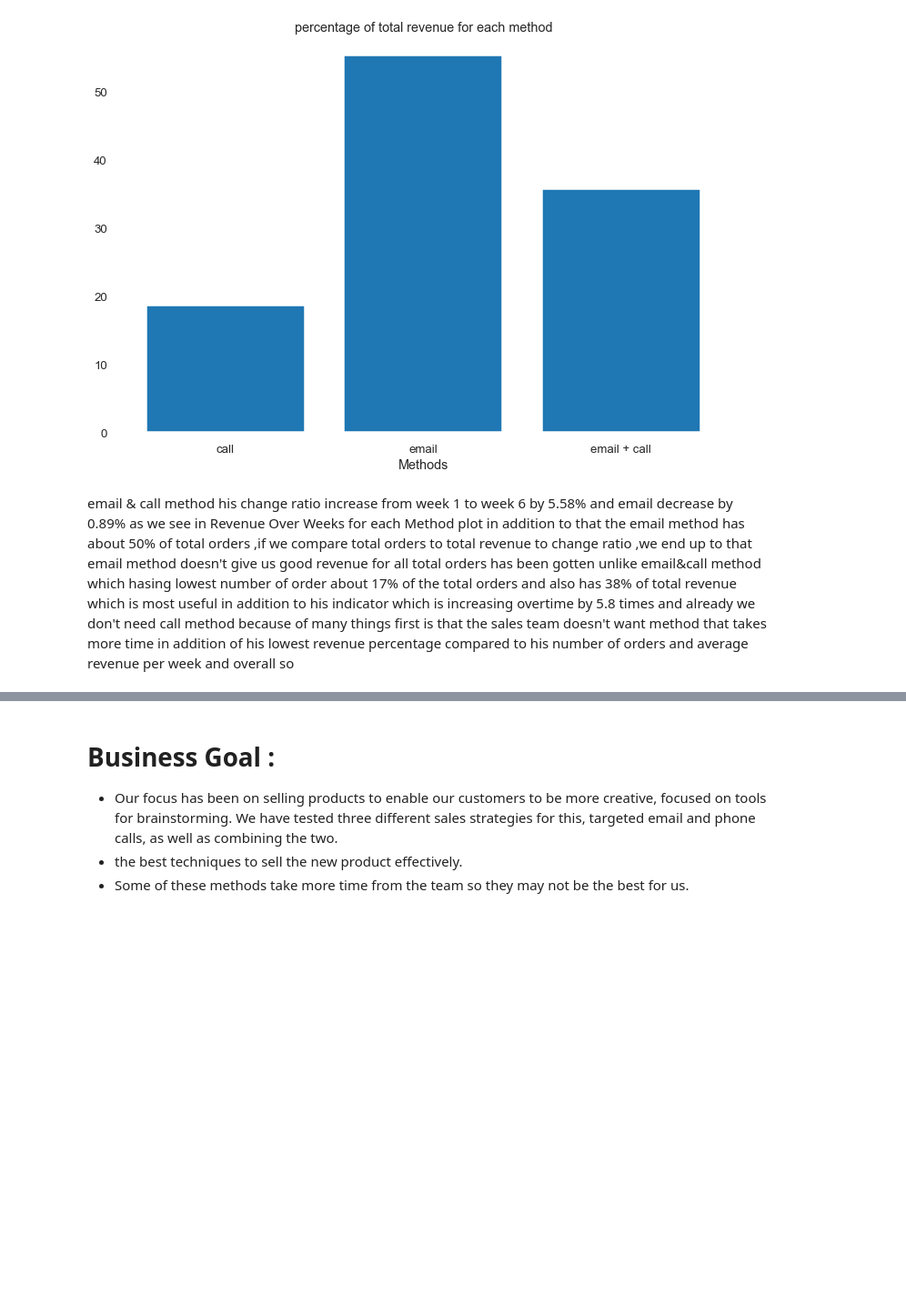
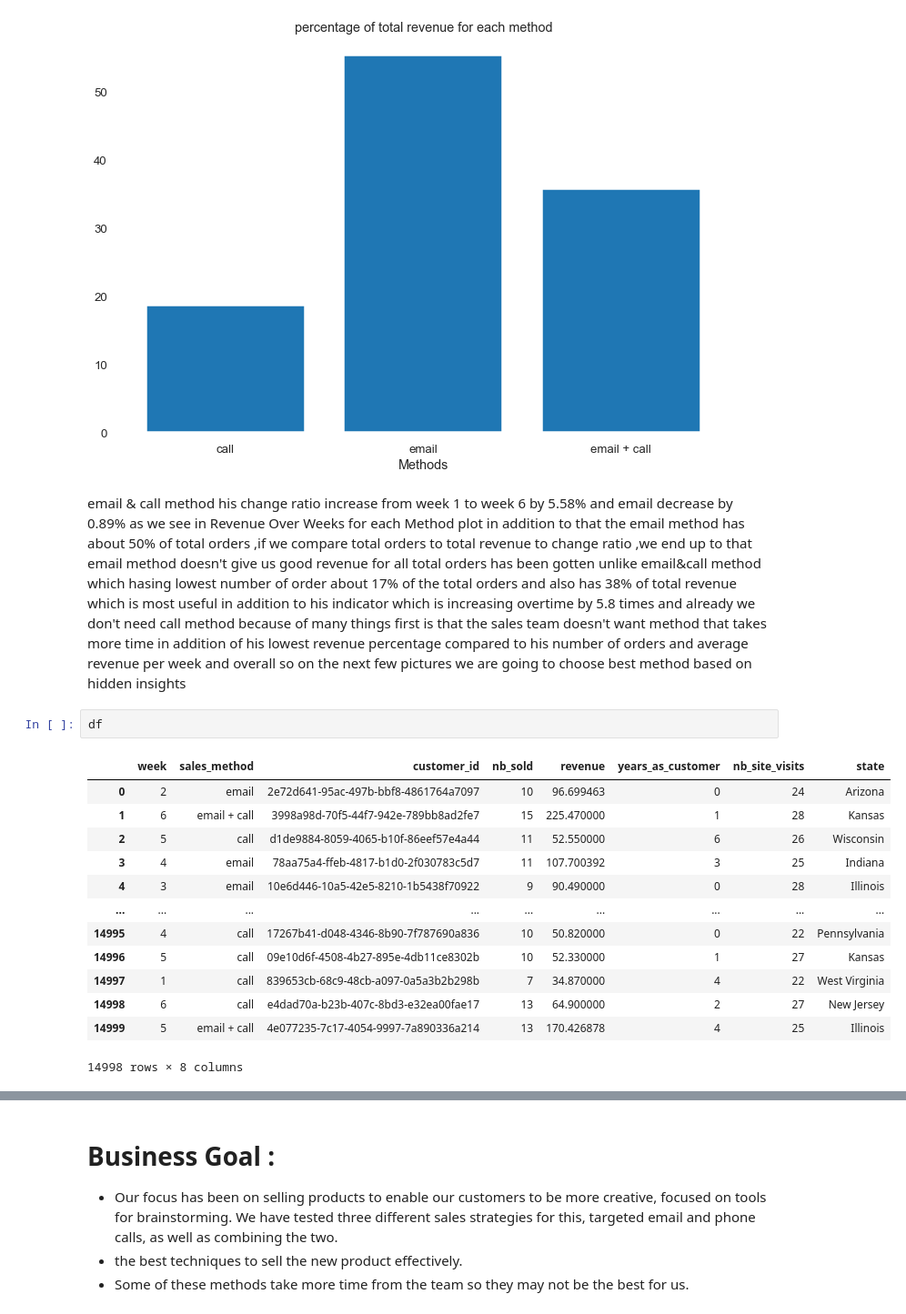
Before and after one commit to MahmoudAdel-hub/New_Product_Marketing_Method, a Jupyter notebook: ProfessionalDA.ipynb, the cells around one changed output, grey strips where cells are left out. Shown at 91% size. Drawn from its saved outputs; the diff is of its cells as text; blank space fills up the shorter version.

```diff
--- a/ProfessionalDA.ipynb
+++ b/ProfessionalDA.ipynb
@@ -333,4 +333,20 @@ plt.show()
 email & call method his change ratio increase from week 1 to week 6 by 5.58% and email decrease by 0.89% as we see in Revenue Over Weeks for each Method plot
 in addition to that the email method has about 50% of total orders ,if we compare total orders to total revenue to change ratio ,we end up to that email method doesn't give us good revenue for all total orders has been gotten unlike email&call method which hasing lowest number of order about 17% of the total orders and also has 38% of total revenue which is most useful in addition to his indicator which is increasing overtime by 5.8 times
 and already we don't need call method because of many things first is that the sales team doesn't want method that takes more time in addition of his lowest revenue percentage compared to his number of orders and average revenue per week and overall
-so
+so on the next few pictures we are going to choose best method based on hidden insights
+# %%
+df
+# %% [output]
+|  | week | sales_method | customer_id | nb_sold | revenue | years_as_customer | nb_site_visits | state |
+| 0 | 2 | email | 2e72d641-95ac-497b-bbf8-4861764a7097 | 10 | 96.699463 | 0 | 24 | Arizona |
+| 1 | 6 | email + call | 3998a98d-70f5-44f7-942e-789bb8ad2fe7 | 15 | 225.470000 | 1 | 28 | Kansas |
+| 2 | 5 | call | d1de9884-8059-4065-b10f-86eef57e4a44 | 11 | 52.550000 | 6 | 26 | Wisconsin |
+| 3 | 4 | email | 78aa75a4-ffeb-4817-b1d0-2f030783c5d7 | 11 | 107.700392 | 3 | 25 | Indiana |
+| 4 | 3 | email | 10e6d446-10a5-42e5-8210-1b5438f70922 | 9 | 90.490000 | 0 | 28 | Illinois |
+| ... | ... | ... | ... | ... | ... | ... | ... | ... |
+| 14995 | 4 | call | 17267b41-d048-4346-8b90-7f787690a836 | 10 | 50.820000 | 0 | 22 | Pennsylvania |
+| 14996 | 5 | call | 09e10d6f-4508-4b27-895e-4db11ce8302b | 10 | 52.330000 | 1 | 27 | Kansas |
+| 14997 | 1 | call | 839653cb-68c9-48cb-a097-0a5a3b2b298b | 7 | 34.870000 | 4 | 22 | West Virginia |
+| 14998 | 6 | call | e4dad70a-b23b-407c-8bd3-e32ea00fae17 | 13 | 64.900000 | 2 | 27 | New Jersey |
+| 14999 | 5 | email + call | 4e077235-7c17-4054-9997-7a890336a214 | 13 | 170.426878 | 4 | 25 | Illinois |
+14998 rows × 8 columns
```
Also changed, not shown: parts of 43 cells of this notebook, 1 other file.
